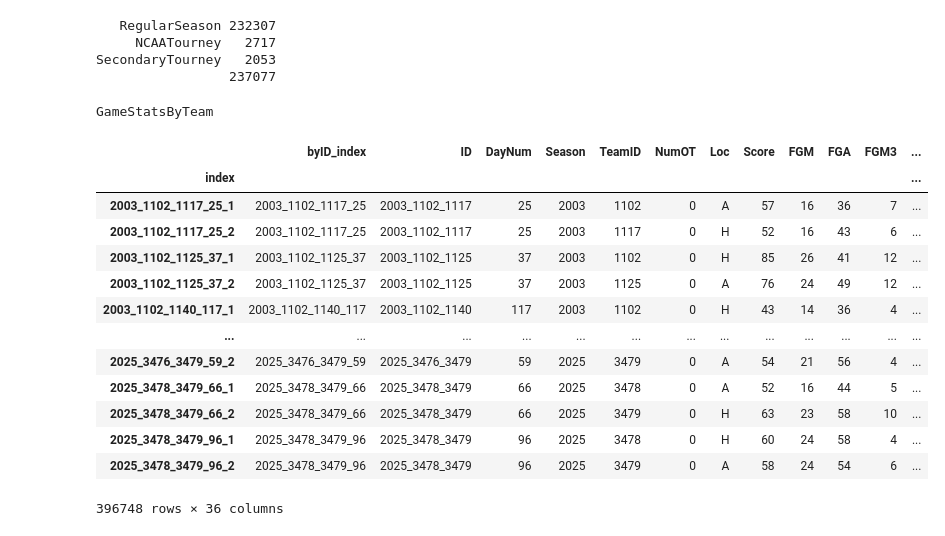
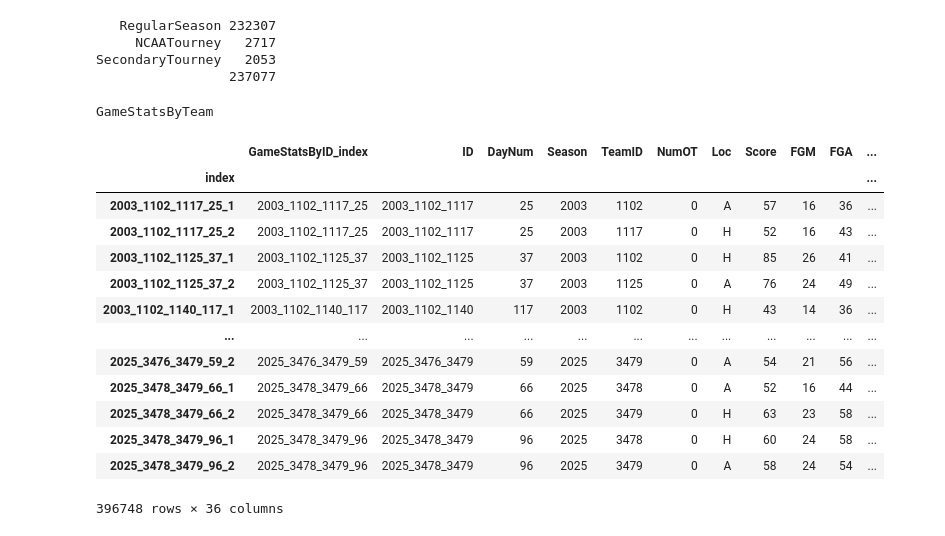
Before and after one commit to bedwards/mania, a Jupyter notebook: working/mania.ipynb, the cells around one changed output. Saved outputs shown, nothing was run; the diff lists cells and outputs as text; code cells hidden in the pictures.

Commit message:
SeasonStats and train

```diff
--- a/working/mania.ipynb
+++ b/working/mania.ipynb
@@ -332,7 +332,7 @@ def process_results(results):
     results["index"] = results["ID"] + "_" + results["DayNum"].astype(str)
     return results, mask
 # %%
-Y = pd.DataFrame()
+Y_all = pd.DataFrame()
 
 for gender in ["M", "W"]:
     for part in ["RegularSeason", "NCAATourney", "SecondaryTourney"]:
@@ -354,11 +354,11 @@ for gender in ["M", "W"]:
                 "y_true",
             ]
         ]
-        Y = pd.concat([Y, results])
+        Y_all = pd.concat([Y_all, results])
 
-assert Y["index"].nunique() == Y.shape[0]
-Y = Y.set_index("index").sort_index()
-print("Y")
-p(Y)
+assert Y_all["index"].nunique() == Y_all.shape[0]
+Y_all = Y_all.set_index("index").sort_index()
+print("Y_all")
+p(Y_all)
 print()
 # %% [output]
@@ -489,7 +491,8 @@ print(f"{' '*16} {Y[Y['Season']>2002].shape[0]:>6}")
 SecondaryTourney   2053
                  237077
 # %%
-cols_single = ["index", "ID", "DayNum", "Season", "NumOT"]
+df = GameStatsByID.reset_index().rename(columns={"index": "GameStatsByID_index"})
+cols_single = ["GameStatsByID_index", "ID", "DayNum", "Season", "NumOT"]
 cols_double = [
     "TeamID",
     "Loc",
@@ -504,48 +507,49 @@ cols_double = [
     "DR",
     "Ast",
     "TO",
     "Stl",
     "Blk",
     "PF",
 ]
-df = GameStatsByID.reset_index()
 GameStatsByTeam = pd.DataFrame(
     {c: df[[f"{c}_1", f"{c}_2"]].values.flatten() for c in cols_double}
 )
 
 for col in cols_single:
     GameStatsByTeam[col] = np.repeat(df[col].values, 2)
 
-GameStatsByTeam["byID_index"] = GameStatsByTeam["index"]
+GameStatsByTeam["index"] = (
+    GameStatsByTeam["GameStatsByID_index"] + "_" + np.tile(["1", "2"], len(df))
+)
+
 GameStatsByTeam = GameStatsByTeam[
-    ["byID_index"] + cols_single[:-1] + ["TeamID", "NumOT"] + cols_double[1:]
+    ["index"] + cols_single[:-1] + ["TeamID", "NumOT"] + cols_double[1:]
 ]
 paired_indices = np.tile([1, 0], len(df))
 game_indices = np.repeat(np.arange(len(df)), 2)
 
 for col in cols_double[1:]:  # Skip TeamID
     GameStatsByTeam[f"{col}_o"] = GameStatsByTeam[col].values[
         game_indices * 2 + paired_indices
     ]
 
-GameStatsByTeam["index"] = GameStatsByTeam["index"] + "_" + np.tile(["1", "2"], len(df))
 GameStatsByTeam = GameStatsByTeam.set_index("index").sort_index()
 print("GameStatsByTeam")
 p(GameStatsByTeam)
 print()
 # %% [output]
 GameStatsByTeam
-|  | byID_index | ID | DayNum | Season | TeamID | NumOT | Loc | Score | FGM | FGA | FGM3 | ... |
-| index |  |  |  |  |  |  |  |  |  |  |  | ... |
-| 2003_1102_1117_25_1 | 2003_1102_1117_25 | 2003_1102_1117 | 25 | 2003 | 1102 | 0 | A | 57 | 16 | 36 | 7 | ... |
-| 2003_1102_1117_25_2 | 2003_1102_1117_25 | 2003_1102_1117 | 25 | 2003 | 1117 | 0 | H | 52 | 16 | 43 | 6 | ... |
-| 2003_1102_1125_37_1 | 2003_1102_1125_37 | 2003_1102_1125 | 37 | 2003 | 1102 | 0 | H | 85 | 26 | 41 | 12 | ... |
-| 2003_1102_1125_37_2 | 2003_1102_1125_37 | 2003_1102_1125 | 37 | 2003 | 1125 | 0 | A | 76 | 24 | 49 | 12 | ... |
-| 2003_1102_1140_117_1 | 2003_1102_1140_117 | 2003_1102_1140 | 117 | 2003 | 1102 | 0 | H | 43 | 14 | 36 | 4 | ... |
-| ... | ... | ... | ... | ... | ... | ... | ... | ... | ... | ... | ... | ... |
-| 2025_3476_3479_59_2 | 2025_3476_3479_59 | 2025_3476_3479 | 59 | 2025 | 3479 | 0 | A | 54 | 21 | 56 | 4 | ... |
-| 2025_3478_3479_66_1 | 2025_3478_3479_66 | 2025_3478_3479 | 66 | 2025 | 3478 | 0 | A | 52 | 16 | 44 | 5 | ... |
-| 2025_3478_3479_66_2 | 2025_3478_3479_66 | 2025_3478_3479 | 66 | 2025 | 3479 | 0 | H | 63 | 23 | 58 | 10 | ... |
-| 2025_3478_3479_96_1 | 2025_3478_3479_96 | 2025_3478_3479 | 96 | 2025 | 3478 | 0 | H | 60 | 24 | 58 | 4 | ... |
-| 2025_3478_3479_96_2 | 2025_3478_3479_96 | 2025_3478_3479 | 96 | 2025 | 3479 | 0 | A | 58 | 24 | 54 | 6 | ... |
+|  | GameStatsByID_index | ID | DayNum | Season | TeamID | NumOT | Loc | Score | FGM | FGA | ... |
+| index |  |  |  |  |  |  |  |  |  |  | ... |
+| 2003_1102_1117_25_1 | 2003_1102_1117_25 | 2003_1102_1117 | 25 | 2003 | 1102 | 0 | A | 57 | 16 | 36 | ... |
+| 2003_1102_1117_25_2 | 2003_1102_1117_25 | 2003_1102_1117 | 25 | 2003 | 1117 | 0 | H | 52 | 16 | 43 | ... |
+| 2003_1102_1125_37_1 | 2003_1102_1125_37 | 2003_1102_1125 | 37 | 2003 | 1102 | 0 | H | 85 | 26 | 41 | ... |
+| 2003_1102_1125_37_2 | 2003_1102_1125_37 | 2003_1102_1125 | 37 | 2003 | 1125 | 0 | A | 76 | 24 | 49 | ... |
+| 2003_1102_1140_117_1 | 2003_1102_1140_117 | 2003_1102_1140 | 117 | 2003 | 1102 | 0 | H | 43 | 14 | 36 | ... |
+| ... | ... | ... | ... | ... | ... | ... | ... | ... | ... | ... | ... |
+| 2025_3476_3479_59_2 | 2025_3476_3479_59 | 2025_3476_3479 | 59 | 2025 | 3479 | 0 | A | 54 | 21 | 56 | ... |
+| 2025_3478_3479_66_1 | 2025_3478_3479_66 | 2025_3478_3479 | 66 | 2025 | 3478 | 0 | A | 52 | 16 | 44 | ... |
+| 2025_3478_3479_66_2 | 2025_3478_3479_66 | 2025_3478_3479 | 66 | 2025 | 3479 | 0 | H | 63 | 23 | 58 | ... |
+| 2025_3478_3479_96_1 | 2025_3478_3479_96 | 2025_3478_3479 | 96 | 2025 | 3478 | 0 | H | 60 | 24 | 58 | ... |
+| 2025_3478_3479_96_2 | 2025_3478_3479_96 | 2025_3478_3479 | 96 | 2025 | 3479 | 0 | A | 58 | 24 | 54 | ... |
 396748 rows × 36 columns
```
Also changed, not shown: parts of 5 cells of this notebook, 2 other files.
